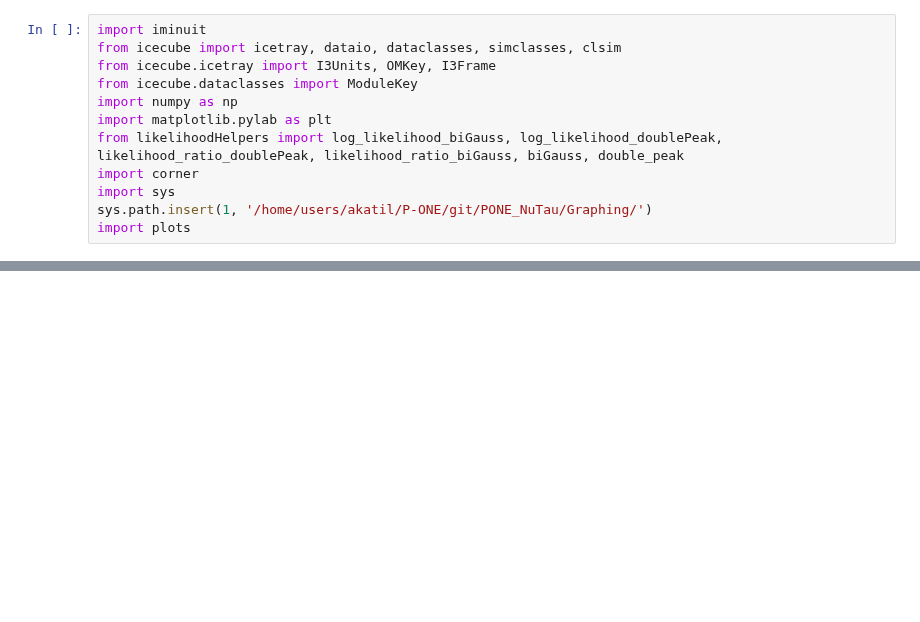
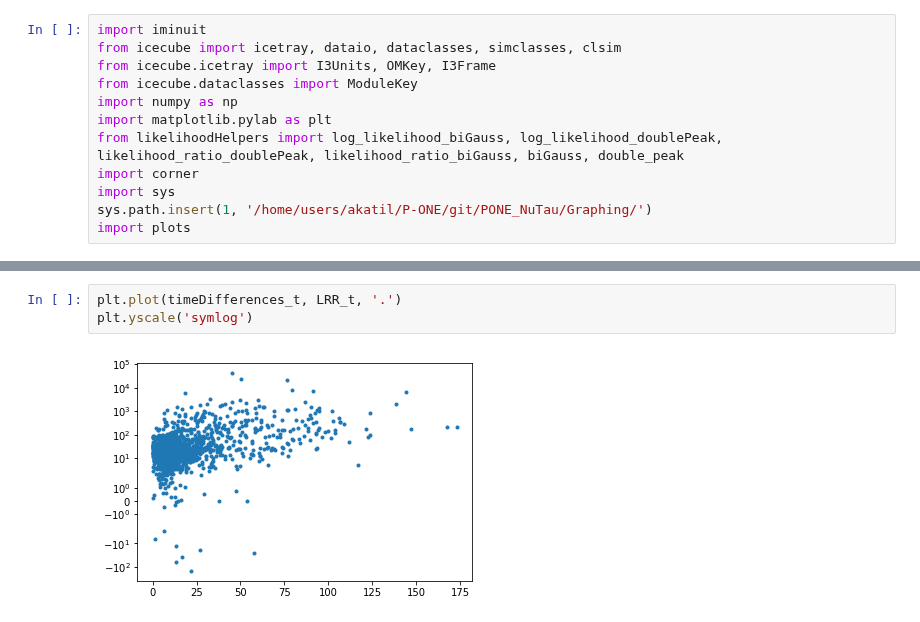
Before and after one commit to ka-til/P-ONE_NuTau, a Jupyter notebook: IMINUIT/Tau_E_analysis_update4-bounds-mean.ipynb, the cells around one changed output, grey strips where cells are left out. Cells and saved outputs as stored; diff of their text form; blank space fills up the shorter version.

```diff
--- a/IMINUIT/Tau_E_analysis_update4-bounds-mean.ipynb
+++ b/IMINUIT/Tau_E_analysis_update4-bounds-mean.ipynb
@@ -150,0 +139,5 @@ Will plot some pretty plots using corner and matplotlib.pyplot
+# %%
+plt.plot(timeDifferences_t, LRR_t, '.')
+plt.yscale('symlog')
+# %% [output]
+[figure, added]
```
Also changed, not shown: parts of 3 cells of this notebook, 9 other files.
